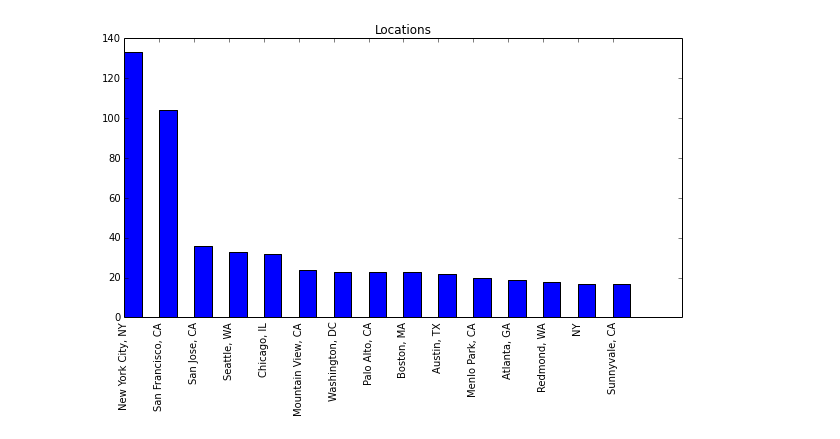
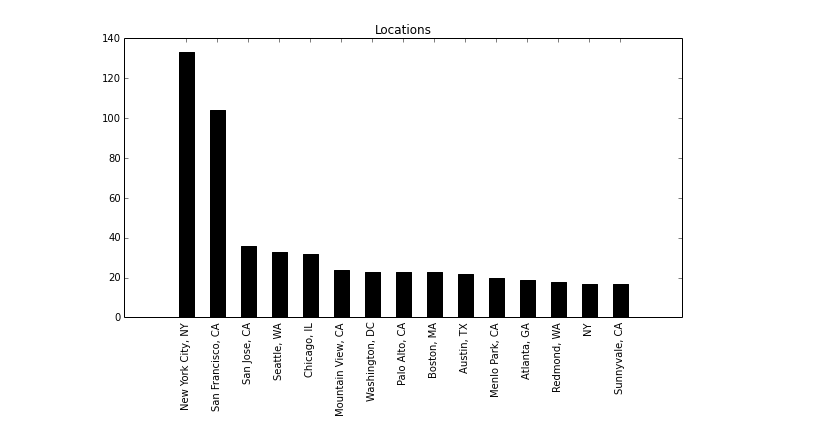
Before and after one commit to afcarl/analysis-jobdata, a Jupyter notebook: notebooks/datascience.ipynb, the cells around one changed output. Cells and saved outputs as stored; diff of their text form; code cells hidden in the pictures.

```diff
--- a/notebooks/datascience.ipynb
+++ b/notebooks/datascience.ipynb
@@ -33,7 +33,7 @@ def plot_term_counts(data, title="", color='b'):
         sorted_items = data
     x_labels, y_values = zip(*sorted_items)
     x_values = np.arange(N)
-    rects = ax.bar(x_values, y_values, 0.5, color=color)
+    rects = ax.bar(x_values, y_values, 0.5, color=color, align='center')
     ax.set_title(title)
     ax.set_xticks(x_values)
     ax.set_xticklabels(x_labels, rotation=90)
@@ -41,21 +41,12 @@ def plot_term_counts(data, title="", color='b'):
 # %%
 # Data Exploration: Find the job locations
 loc_counter = Counter()
 loc_counter.update([r["location"] for r in records])
 
 # loc_counter.items()
-plot_term_counts(sorted(loc_counter.items(), key=lambda x: x[1], reverse=True)[:15], "Locations")
-# Plot the locations for all jobs
-# fig, ax = plt.subplots(figsize=(12,5))
-# N = 20
-# data = [x[1] for x in loc_counter.most_common(N)]
-# rects = ax.bar(np.arange(N), data, 0.5)
-# ax.set_title("Locations (%f percent coverage)"%(100.0*sum(data)/float(sum(loc_counter_all.values()))))
-# ax.set_xticks(np.arange(N))
-# ax.set_xticklabels([x[0] for x in loc_counter.most_common(N)], rotation=90)
-# plt.show()
+plot_term_counts(sorted(loc_counter.items(), key=lambda x: x[1], reverse=True)[:15], "Locations", "black")
 # %% [output]
-[figure, old version]
+[figure, new version]
 # %%
 def term_counts(terms, data):
     counter = Counter()
```
Also changed, not shown: parts of 3 cells of this notebook.
